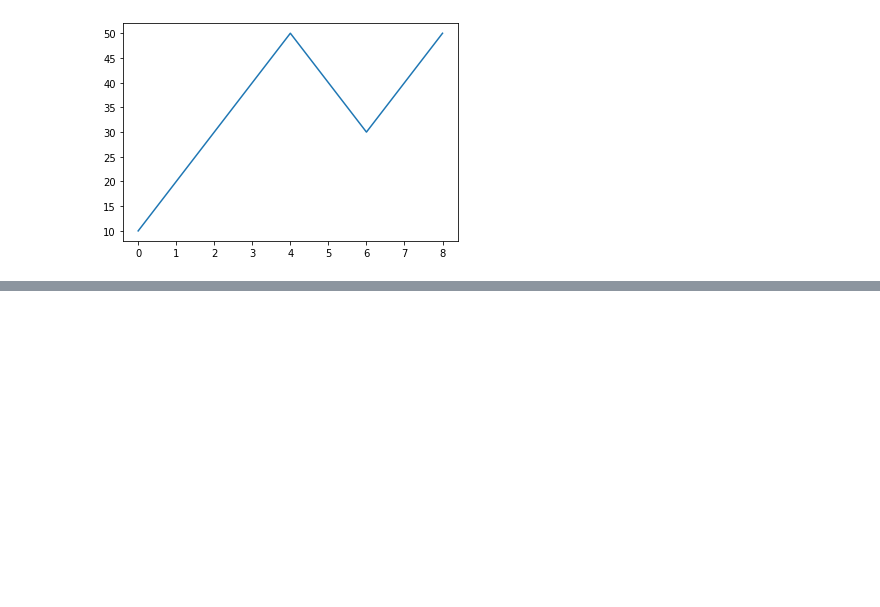
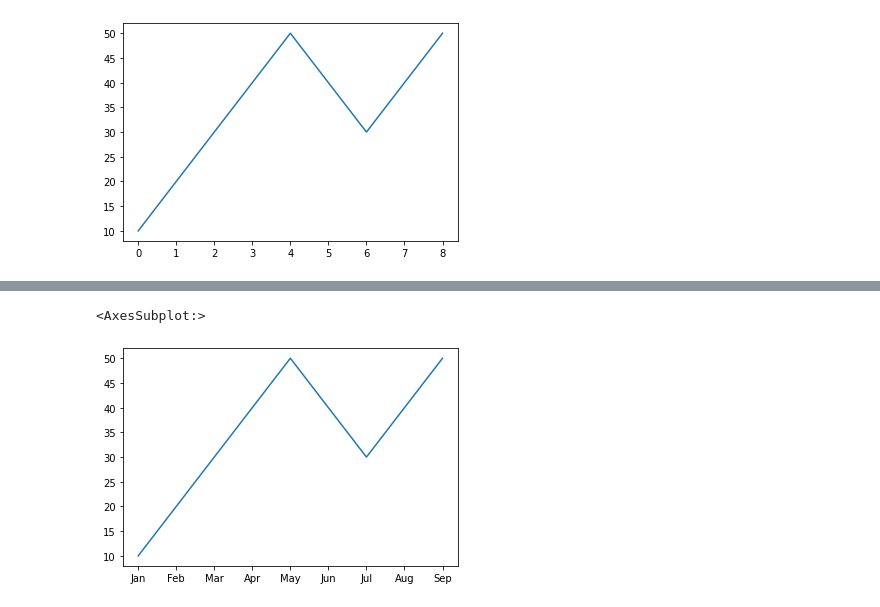
Before and after one commit to ramlaxman/cisco-2020-oct-14-plotting, a Jupyter notebook: Cisco 2020 October 14 — Pandas plotting.ipynb, the cells around one changed output, grey strips where cells are left out. Saved outputs shown, nothing was run; the diff lists cells and outputs as text; code cells hidden in the pictures; blank space fills up the shorter version.

```diff
--- a/Cisco 2020 October 14 — Pandas plotting.ipynb
+++ b/Cisco 2020 October 14 — Pandas plotting.ipynb
@@ -17,0 +23,8 @@ s.plot.line()
+# %%
+s = Series([10, 20, 30, 40, 50, 40, 30, 40, 50],
+          index='Jan Feb Mar Apr May Jun Jul Aug Sep'.split())
+# %%
+s.plot.line()
+# %% [output]
+<AxesSubplot:>
+[figure, added]
```
Also changed, not shown: parts of 1 cell of this notebook.
